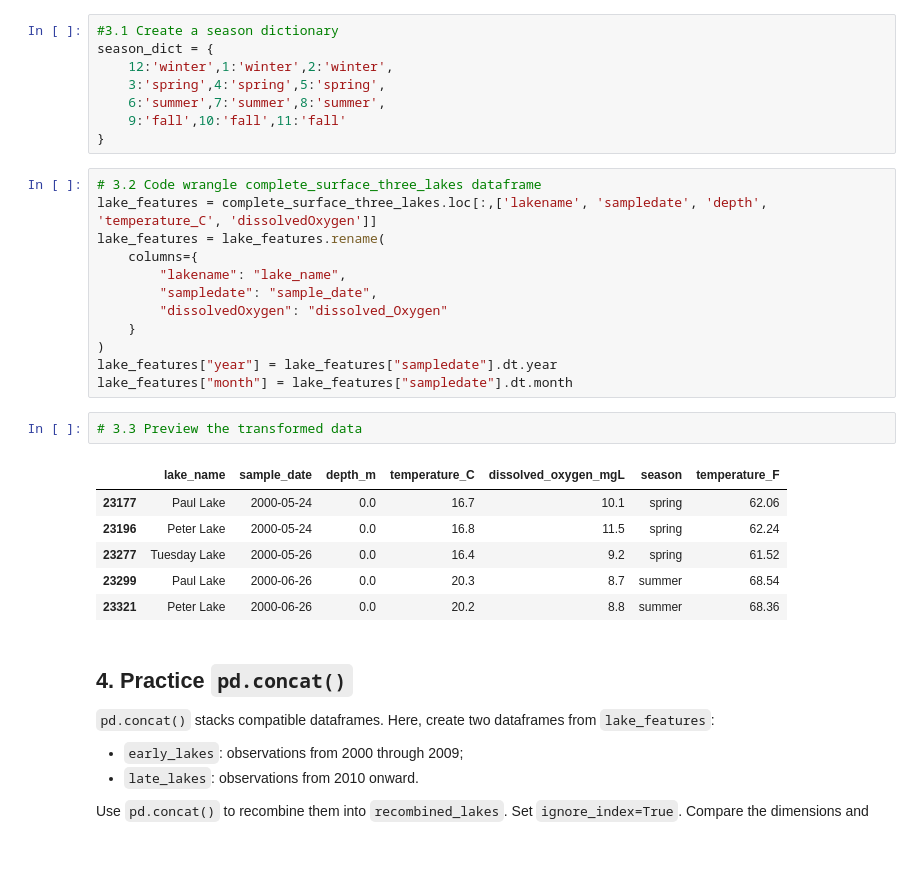
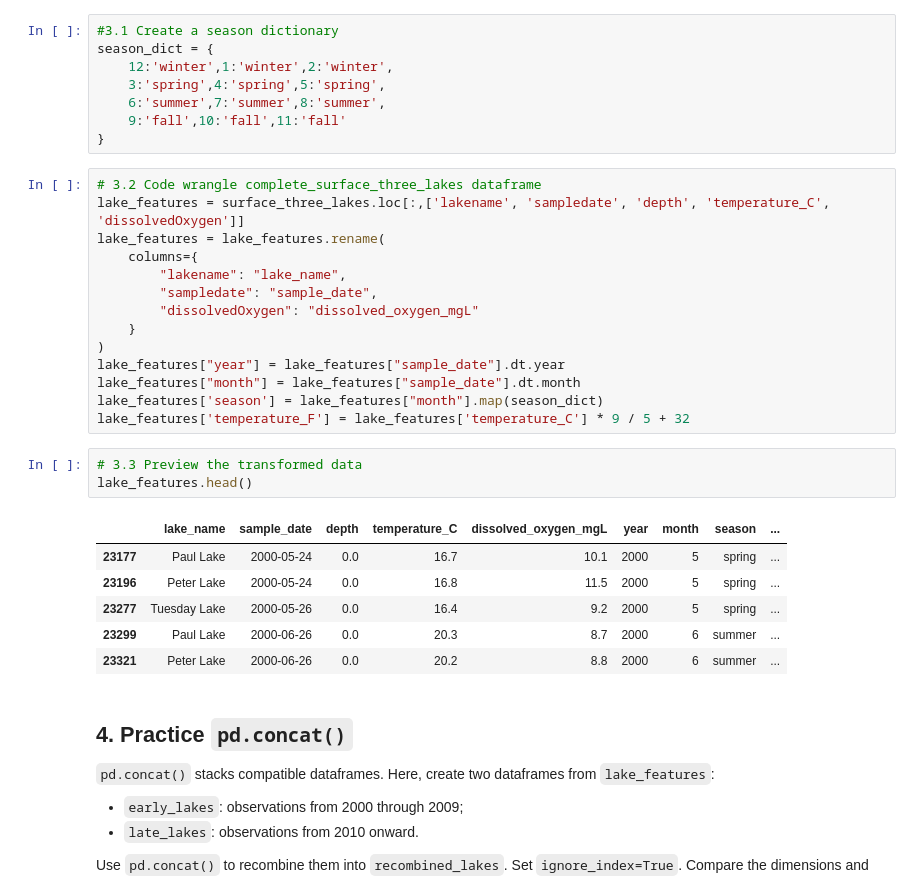
Before and after one commit to nsw37/ENV700, a Jupyter notebook: lessons/M4-L-data-wrangling.ipynb, the cells around one changed output. Drawn from its saved outputs; the diff is of its cells as text; blank space fills up the shorter version.

```diff
--- a/lessons/M4-L-data-wrangling.ipynb
+++ b/lessons/M4-L-data-wrangling.ipynb
@@ -190,25 +190,28 @@ season_dict = {
 }
 # %%
 # 3.2 Code wrangle complete_surface_three_lakes dataframe
-lake_features = complete_surface_three_lakes.loc[:,['lakename', 'sampledate', 'depth', 'temperature_C', 'dissolvedOxygen']]
+lake_features = surface_three_lakes.loc[:,['lakename', 'sampledate', 'depth', 'temperature_C', 'dissolvedOxygen']]
 lake_features = lake_features.rename(
     columns={
         "lakename": "lake_name",
         "sampledate": "sample_date",
-        "dissolvedOxygen": "dissolved_Oxygen"
+        "dissolvedOxygen": "dissolved_oxygen_mgL"
     }
 )
-lake_features["year"] = lake_features["sampledate"].dt.year
-lake_features["month"] = lake_features["sampledate"].dt.month
+lake_features["year"] = lake_features["sample_date"].dt.year
+lake_features["month"] = lake_features["sample_date"].dt.month
+lake_features['season'] = lake_features["month"].map(season_dict)
+lake_features['temperature_F'] = lake_features['temperature_C'] * 9 / 5 + 32
 # %%
 # 3.3 Preview the transformed data
+lake_features.head()
 # %% [output]
-|  | lake_name | sample_date | depth_m | temperature_C | dissolved_oxygen_mgL | season | temperature_F |
-| 23177 | Paul Lake | 2000-05-24 | 0.0 | 16.7 | 10.1 | spring | 62.06 |
-| 23196 | Peter Lake | 2000-05-24 | 0.0 | 16.8 | 11.5 | spring | 62.24 |
-| 23277 | Tuesday Lake | 2000-05-26 | 0.0 | 16.4 | 9.2 | spring | 61.52 |
-| 23299 | Paul Lake | 2000-06-26 | 0.0 | 20.3 | 8.7 | summer | 68.54 |
-| 23321 | Peter Lake | 2000-06-26 | 0.0 | 20.2 | 8.8 | summer | 68.36 |
+|  | lake_name | sample_date | depth | temperature_C | dissolved_oxygen_mgL | year | month | season | ... |
+| 23177 | Paul Lake | 2000-05-24 | 0.0 | 16.7 | 10.1 | 2000 | 5 | spring | ... |
+| 23196 | Peter Lake | 2000-05-24 | 0.0 | 16.8 | 11.5 | 2000 | 5 | spring | ... |
+| 23277 | Tuesday Lake | 2000-05-26 | 0.0 | 16.4 | 9.2 | 2000 | 5 | spring | ... |
+| 23299 | Paul Lake | 2000-06-26 | 0.0 | 20.3 | 8.7 | 2000 | 6 | summer | ... |
+| 23321 | Peter Lake | 2000-06-26 | 0.0 | 20.2 | 8.8 | 2000 | 6 | summer | ... |
 # %% [markdown]
 ## 4. Practice `pd.concat()`
 
```
Also changed, not shown: parts of 4 cells of this notebook, 15 other files.
